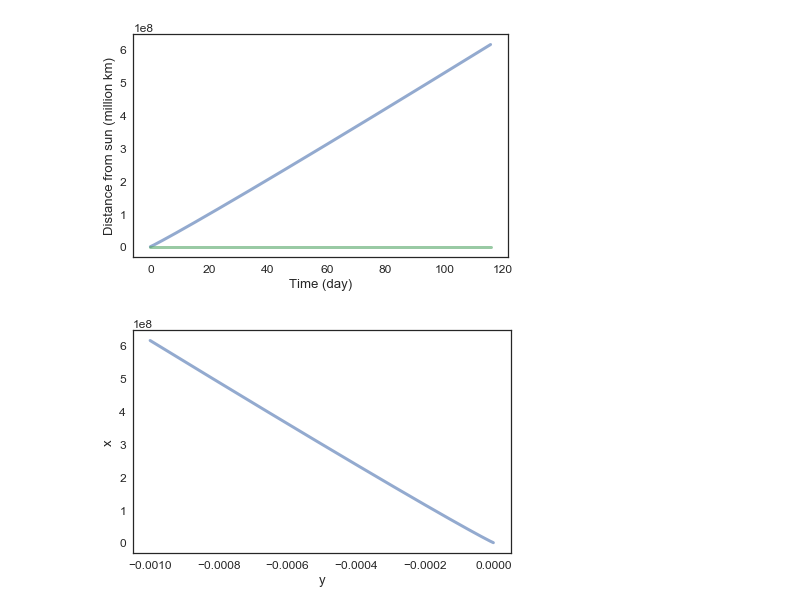
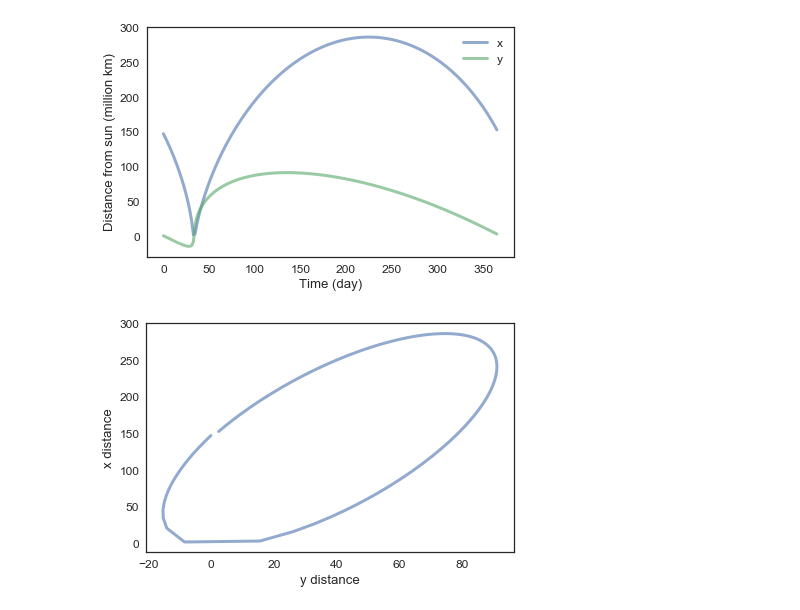
Before and after one commit to Audrey-Lee88/ModSimPy, a Jupyter notebook: code/orbit_homework-Audrey.ipynb, the cells around one changed output. Saved outputs shown, nothing was run; the diff lists cells and outputs as text; code cells hidden in the pictures.

```diff
--- a/code/orbit_homework-Audrey.ipynb
+++ b/code/orbit_homework-Audrey.ipynb
@@ -50,13 +45,13 @@ init = State(x= r_0.x,y=r_0.y, vx= v_0.x ,vy= v_0.y)
 
 r_earth = 6.371e6 * m
 r_sun = 695.508e6 * m
+t_end=1 * year
 
 system = System(init=init,
                 G=6.674e-11 * N / kg**2 * m**2,
                 m1=1.989e30 * kg,
-                r_final=r_sun + r_earth,
                 m2=5.972e24 * kg,
                 t_0=0 * s,
-                t_end=1e7 * s)
+                t_end=t_end.to(s))
 # %% [output]
 |  | values |
@@ -78,12 +72,11 @@ def universal_gravitation(state, system):
     """
     x, y, vx, vy = state
     unpack(system)
+    direction= Vector(-x,-y) *m
+    force = (G * m1 * m2 )/ (x**2 + y**2)
+    gravity = force * direction.hat()
 
-    force = G * m1 * m2 / sqrt(x**2 + y**2)
-    direction = -r_0.hat()
-    force_g= direction * force
-
-    return force_g
+    return gravity
 # %%
 universal_gravitation(init, system)
 # %% [output]
@@ -106,12 +99,12 @@ def slope_func(state, t, system):
     r= Vector(x,y)
     v = Vector(vx, vy)
 
-    force = universal_gravitation(state, system)
+    force = Vector(universal_gravitation(state, system))
 
-    dydt = v
-    dvdt = -force / m2
+    drdt = v
+    dvdt = force / m2
 
-    return dydt.x, dydt.y, dvdt.x, dvdt.y
+    return drdt.x, drdt.y, dvdt.x, dvdt.y
 # %%
 # Always test the slope function!
 
@@ -166,7 +159,7 @@ t_final.to(UNITS.day)
 
 ts = linspace(t_0, t_final, 201)
 #results, details = run_ode_solver(system, slope_func, events=event_func, t_eval=ts)
-results, details = run_ode_solver(system, slope_func, t_eval=ts)
+results, details = run_ode_solver(system, slope_func, t_eval=ts, method='RK23')
 # %%
 # Scaling the time steps to days
 
@@ -179,15 +172,15 @@ y = results.y / 1e9;
 # %%
 # And plotting
 
-plot(x)
-plot(y)
+plot(x, label='x')
+plot(y, label='y')
 
 decorate(xlabel='Time (day)',
          ylabel='Distance from sun (million km)')
 # %% [output]
-[figure, old version]
+[figure, new version]
 # %%
 plot(y,x)
-decorate(xlabel='y', ylabel='x')
+decorate(xlabel='y distance', ylabel='x distance')
 # %% [output]
-[figure, old version]
+[figure, new version]
```
Also changed, not shown: parts of 15 cells of this notebook.
